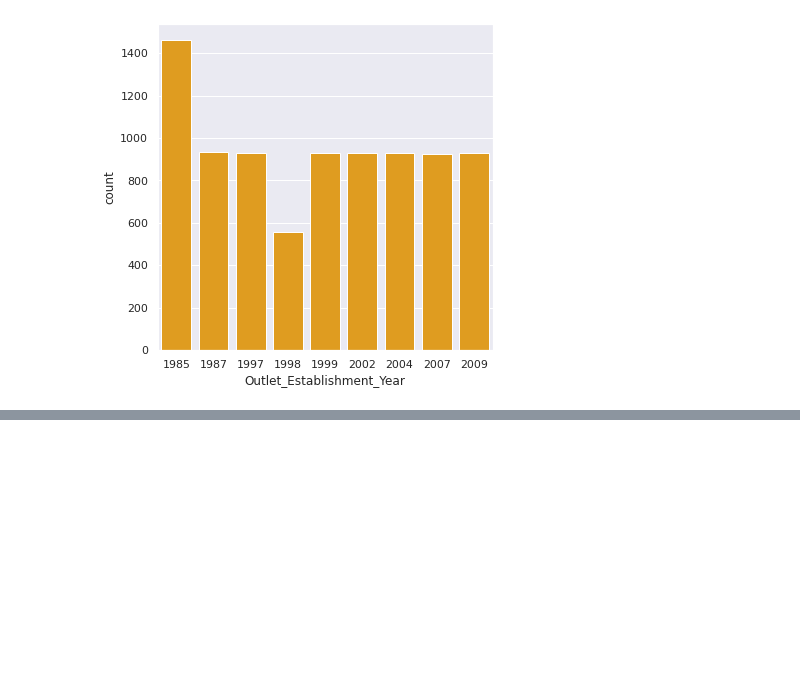
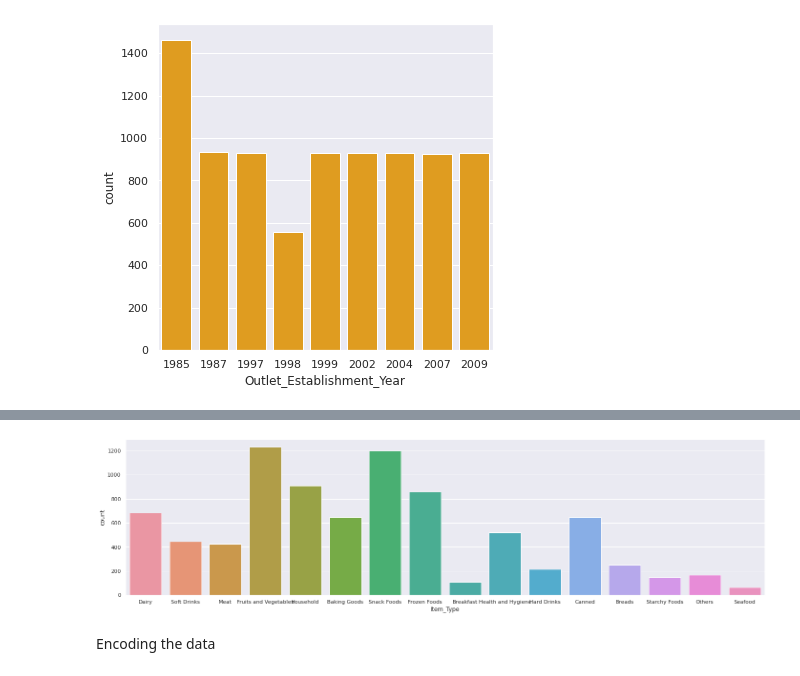
Before and after one commit to MedX1736/MachineLearning_Projects, a Jupyter notebook: BigMart Sales Prediction/BigMart_Sales_Prediction.ipynb, the cells around one changed output, grey strips where cells are left out. Cells and saved outputs as stored; diff of their text form; code cells hidden in the pictures; blank space fills up the shorter version.

```diff
--- a/BigMart Sales Prediction/BigMart_Sales_Prediction.ipynb
+++ b/BigMart Sales Prediction/BigMart_Sales_Prediction.ipynb
@@ -146,0 +195,8 @@ plt.show()
+# %%
+plt.figure(figsize=(24,6))
+sns.countplot(x='Item_Type' , data = df)
+plt.show()
+# %% [output]
+[figure, added]
+# %% [markdown]
+Encoding the data
```
Also changed, not shown: parts of 19 cells of this notebook.
